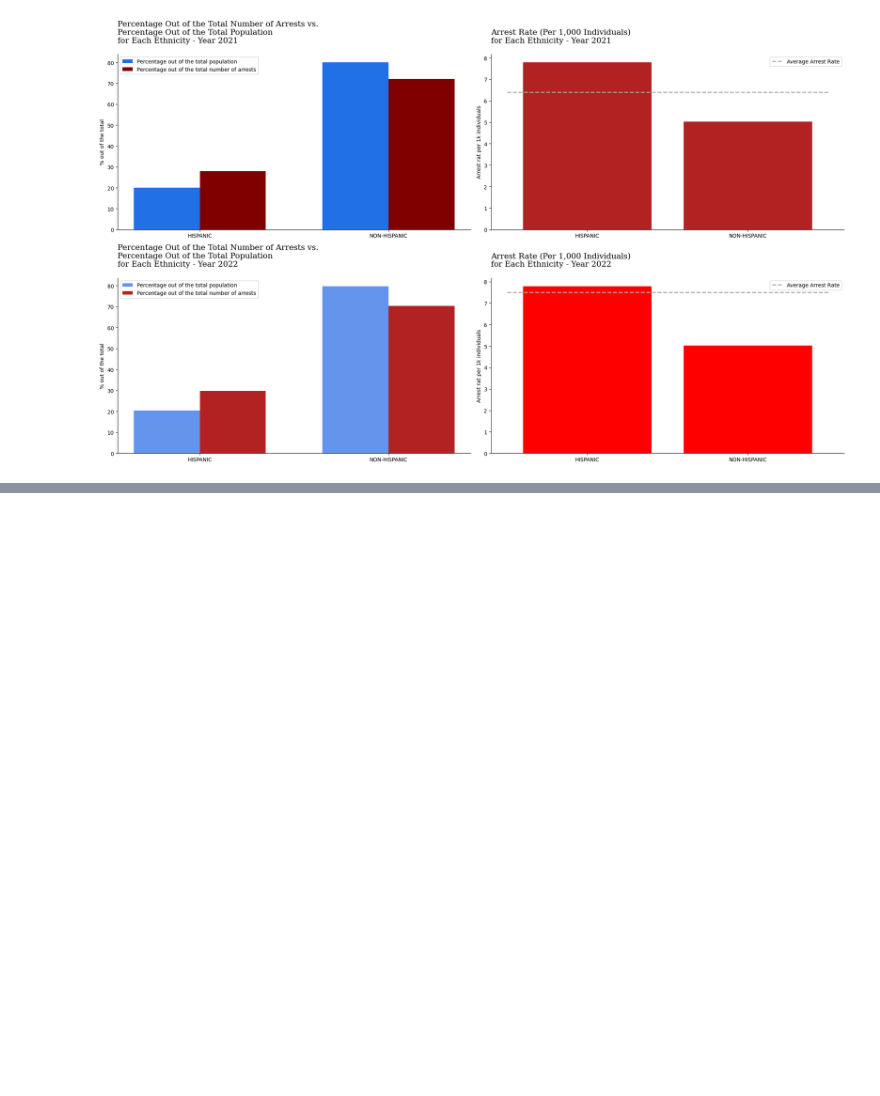
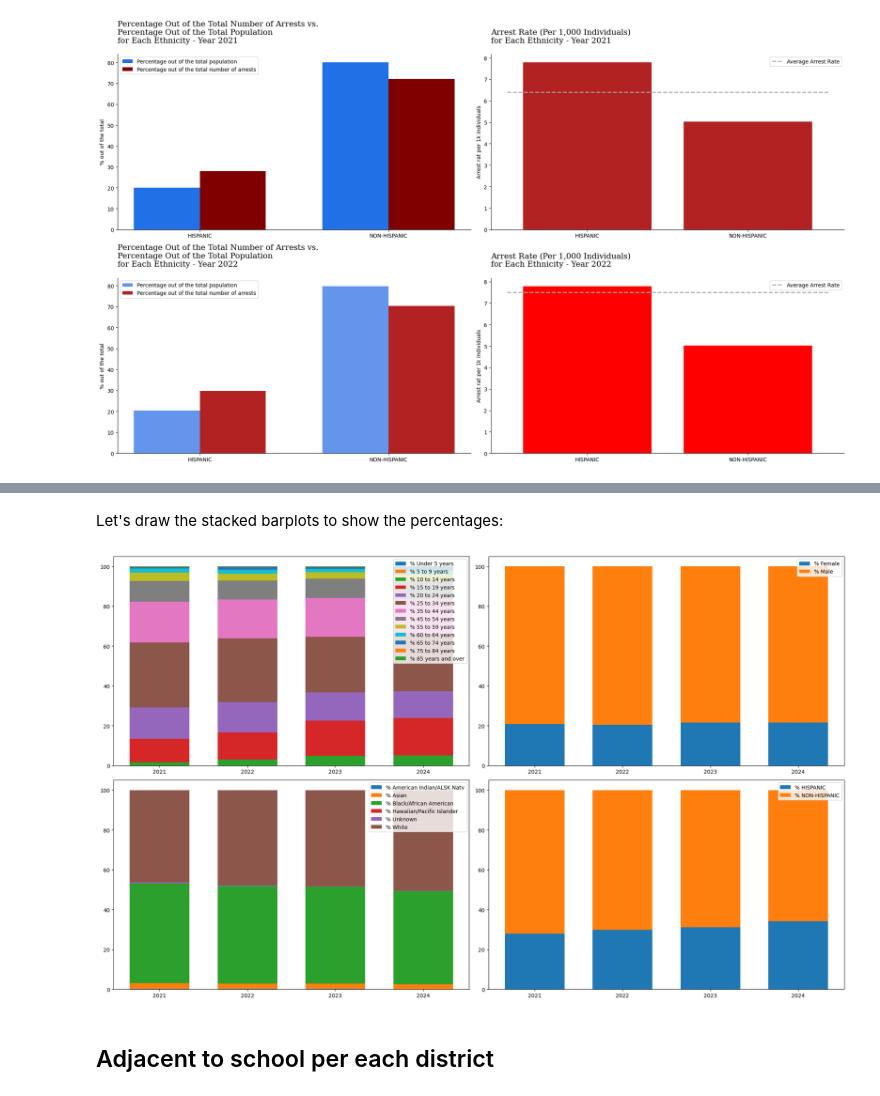
Before and after one commit to emmajslz/eda-project-police-arrest, a Jupyter notebook: police-arrests-montgomery-study.ipynb, the cells around one changed output, grey strips where cells are left out. Drawn from its saved outputs; the diff is of its cells as text; code cells hidden in the pictures; blank space fills up the shorter version.

Commit message:
a few more visualizations

```diff
--- a/police-arrests-montgomery-study.ipynb
+++ b/police-arrests-montgomery-study.ipynb
@@ -2118,0 +2124,5 @@ plt.show()
+# %%
+age_overtime = pd.pivot_table(arrests, values='id', index=['year'], columns=['age_interval'], aggfunc="count", margins=True, margins_name='total')
+sex_overtime = pd.pivot_table(arrests, values='id', index=['year'], columns=['gender'], aggfunc="count", margins=True, margins_name='total')
+race_overtime = pd.pivot_table(arrests, values='id', index=['year'], columns=['race'], aggfunc="count", margins=True, margins_name='total')
+ethnicity_overtime = pd.pivot_table(arrests, values='id', index=['year'], columns=['ethnicity'], aggfunc="count", margins=True, margins_name='total')
@@ -2118,0 +2162,40 @@ plt.show()
+# %% [markdown]
+Let's draw the stacked barplots to show the percentages:
+# %%
+fig, ax = plt.subplots(nrows=2, ncols=2, figsize=(20,12))
+ax = ax.flatten()
+
+datasets = [age_overtime, sex_overtime, race_overtime, ethnicity_overtime]
+
+index = list(age_overtime.index)
+
+color_schemes = []
+
+for i in range(4):
+
+    dataset = datasets[i]
+    '''
+    dataset = dataset.reset_index()
+    dataset['label'] = dataset['year'].astype(str) + dataset['month'].astype(str)
+    dataset = dataset.set_index('label')
+    dataset = dataset.drop(columns=['year', 'month'])
+    dataset = dataset.dropna()
+    '''
+    series = []
+    bottom = 0
+    for colname in dataset:
+        if colname!='total':
+            values = np.array(list(dataset[colname]))
+            ax[i].bar(index, values,  bottom = bottom, width=0.68, label=colname)
+            bottom = bottom + values
+    ax[i].legend(loc='upper right')
+
+    ax[i].set_xticks(index)
+    ax[i].set_xticklabels(index)
+
+plt.tight_layout()
+plt.show()
+# %% [output]
+[figure, added]
+# %% [markdown]
+## Adjacent to school per each district
```
Also changed, not shown: parts of 19 cells of this notebook.
